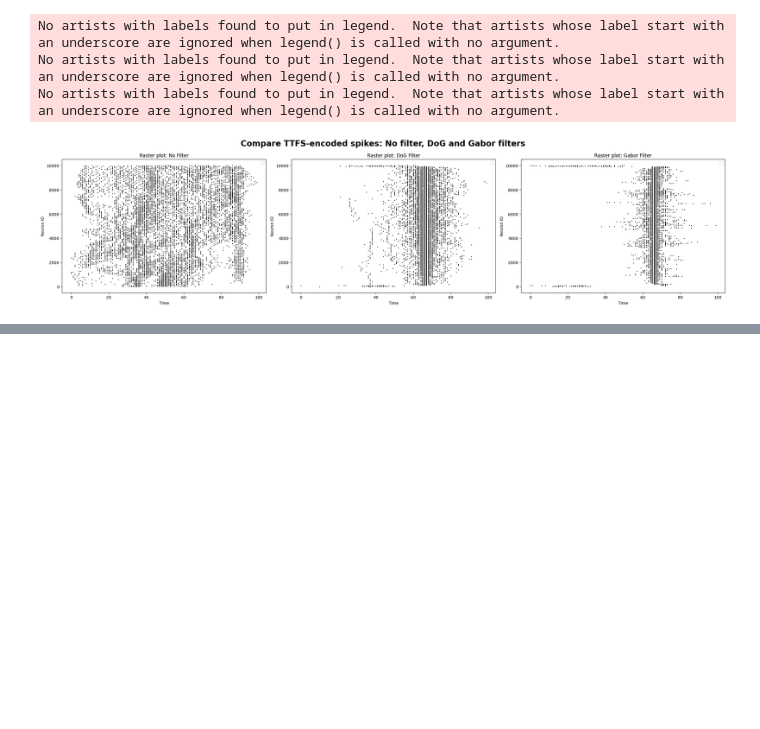
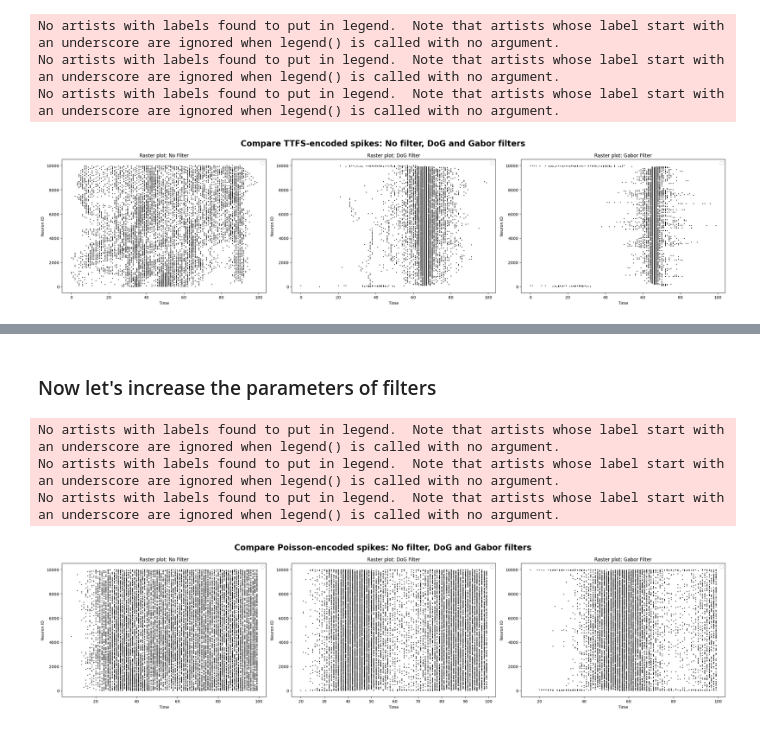
Before and after one commit to Amir-Entezari/neuroscience-convolutional-spiking-neural-network, a Jupyter notebook: notebooks/part1.ipynb, the cells around one changed output, grey strips where cells are left out. Drawn from its saved outputs; the diff is of its cells as text; code cells hidden in the pictures; blank space fills up the shorter version.

Commit message:
feat(experiment): write experiments to visualize difference between encoded spikes of no-filter, DoG-filtered and Gabor-filtered images using Poisson encoder

```diff
--- a/notebooks/part1.ipynb
+++ b/notebooks/part1.ipynb
@@ -352,0 +380,15 @@ No artists with labels found to put in legend.  Note that artists whose label st
+# %%
+transformation = transforms.Compose(
+    [
+        transforms.Grayscale(num_output_channels=1),
+        transforms.ToTensor(),
+        gabor_filter_base,
+        MinMaxNormalizer(),
+        transforms.Resize((SENSORY_SIZE_HEIGHT, SENSORY_SIZE_WIDTH)),
+        SqueezeTransform(dim=0),
+        Poisson(time_window=INSTANCE_DURATION, ratio=POISSON_RATIO),
+    ]
+)
+encoded_poisson_gabor = transformation(img)
+# %% [markdown]
+### Now let's increase the parameters of filters
@@ -352,0 +421,39 @@ No artists with labels found to put in legend.  Note that artists whose label st
+# %%
+fig = plt.figure(figsize=(24, 6))
+
+ax1 = fig.add_subplot(1, 3, 1)
+ax1.set_title('Raster plot: No Filter')
+add_encoder_raster_plot(encoded_poisson, ax1, s=1, color='black')
+
+ax2 = fig.add_subplot(1, 3, 2)
+ax2.set_title('Raster plot: DoG Filter')
+add_encoder_raster_plot(encoded_poisson_dog, ax2, s=1, color='black')
+
+ax3 = fig.add_subplot(1, 3, 3)
+ax3.set_title('Raster plot: Gabor Filter')
+add_encoder_raster_plot(encoded_poisson_gabor, ax3, s=1, color='black')
+
+# ####### Add extra info #########
+# ax4 = fig.add_subplot(2, 3, 4)
+# ax4.axis("off")
+#
+# ax5 = fig.add_subplot(2, 3, 5)
+# ax5.set_title('Raster plot: DoG Filter')
+# add_encoder_raster_plot(encoded_poisson_dog_high, ax5, s=1, color='black')
+#
+# ax6 = fig.add_subplot(2, 3, 6)
+# ax6.set_title('Raster plot: Gabor Filter')
+# add_encoder_raster_plot(encoded_poisson_gabor_high, ax6, s=1, color='black')
+
+
+
+fig.suptitle("Compare Poisson-encoded spikes: No filter, DoG and Gabor filters", fontsize=20, fontweight='bold')
+plt.tight_layout()
+plt.savefig("../report/plots/part1-compare-poisson-filters-spikes.pdf")
+plt.savefig("../report/plots/part1-compare-poisson-filters-spikes.png")
+plt.show()
+# %% [output]
+No artists with labels found to put in legend.  Note that artists whose label start with an underscore are ignored when legend() is called with no argument.
+No artists with labels found to put in legend.  Note that artists whose label start with an underscore are ignored when legend() is called with no argument.
+No artists with labels found to put in legend.  Note that artists whose label start with an underscore are ignored when legend() is called with no argument.
+[figure, added]
```
Also changed, not shown: parts of 6 cells of this notebook.
